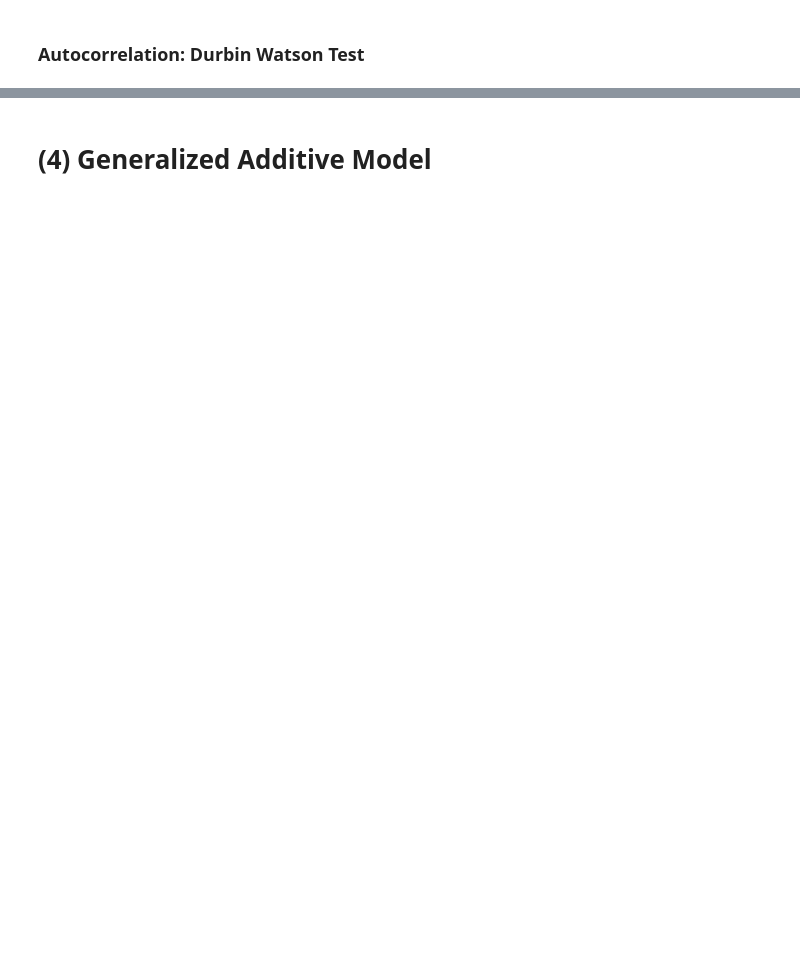
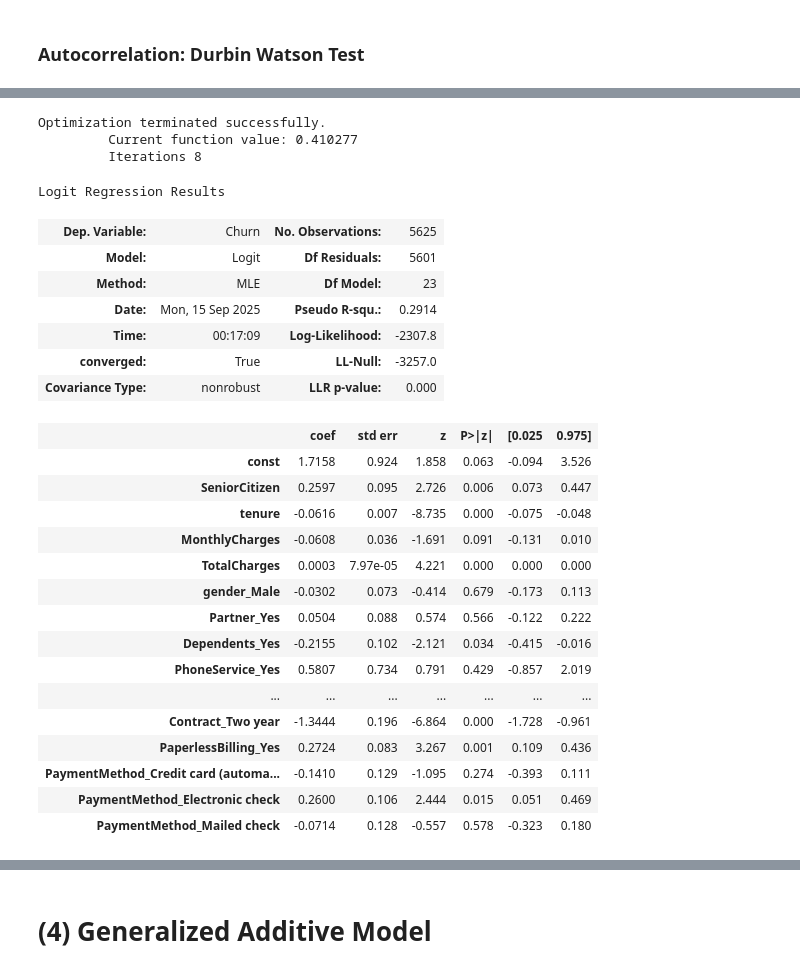
Before and after one commit to khaeuss808/AIPI590_InterpretableAI, a Jupyter notebook: Assignment1.ipynb, the cells around one changed output, grey strips where cells are left out. Drawn from its saved outputs; the diff is of its cells as text; code cells hidden in the pictures; blank space fills up the shorter version.

```diff
--- a/Assignment1.ipynb
+++ b/Assignment1.ipynb
@@ -352,0 +295,58 @@ TypeError: unsupported format string passed to numpy.ndarray.__format__
+# %%
+# columns with the "no internet service" level
+svc_cols = [
+    "OnlineSecurity",
+    "OnlineBackup",
+    "DeviceProtection",
+    "TechSupport",
+    "StreamingTV",
+    "StreamingMovies",
+]
+# changing to no
+df_log[svc_cols] = df_log[svc_cols].replace({"No internet service": "No"})
+df_log["MultipleLines"] = df_log["MultipleLines"].replace({"No phone service": "No"})
+
+# re encoding now that that issue is hopefully fixed
+df_encoded = pd.get_dummies(df_log, drop_first=True, dtype=float)
+
+# replitting X and y
+X = df_encoded.drop(columns=["Churn"])
+y = df_encoded["Churn"]
+X_train, X_test, y_train, y_test = train_test_split(
+    X, y, test_size=0.2, random_state=42
+)
+
+# adding the contstants again
+X_train_c = sm.add_constant(X_train, has_constant="add")
+X_test_c = sm.add_constant(X_test, has_constant="add")
+logit_res = sm.Logit(y_train, X_train_c).fit()
+
+logit_res.summary()
+# %% [output]
+Optimization terminated successfully.
+         Current function value: 0.410277
+         Iterations 8
+Logit Regression Results
+| Dep. Variable: | Churn | No. Observations: | 5625 |
+| Model: | Logit | Df Residuals: | 5601 |
+| Method: | MLE | Df Model: | 23 |
+| Date: | Mon, 15 Sep 2025 | Pseudo R-squ.: | 0.2914 |
+| Time: | 00:17:09 | Log-Likelihood: | -2307.8 |
+| converged: | True | LL-Null: | -3257.0 |
+| Covariance Type: | nonrobust | LLR p-value: | 0.000 |
+|  | coef | std err | z | P>|z| | [0.025 | 0.975] |
+| const | 1.7158 | 0.924 | 1.858 | 0.063 | -0.094 | 3.526 |
+| SeniorCitizen | 0.2597 | 0.095 | 2.726 | 0.006 | 0.073 | 0.447 |
+| tenure | -0.0616 | 0.007 | -8.735 | 0.000 | -0.075 | -0.048 |
+| MonthlyCharges | -0.0608 | 0.036 | -1.691 | 0.091 | -0.131 | 0.010 |
+| TotalCharges | 0.0003 | 7.97e-05 | 4.221 | 0.000 | 0.000 | 0.000 |
+| gender_Male | -0.0302 | 0.073 | -0.414 | 0.679 | -0.173 | 0.113 |
+| Partner_Yes | 0.0504 | 0.088 | 0.574 | 0.566 | -0.122 | 0.222 |
+| Dependents_Yes | -0.2155 | 0.102 | -2.121 | 0.034 | -0.415 | -0.016 |
+| PhoneService_Yes | 0.5807 | 0.734 | 0.791 | 0.429 | -0.857 | 2.019 |
+| ... | ... | ... | ... | ... | ... | ... |
+| Contract_Two year | -1.3444 | 0.196 | -6.864 | 0.000 | -1.728 | -0.961 |
+| PaperlessBilling_Yes | 0.2724 | 0.083 | 3.267 | 0.001 | 0.109 | 0.436 |
+| PaymentMethod_Credit card (automa... | -0.1410 | 0.129 | -1.095 | 0.274 | -0.393 | 0.111 |
+| PaymentMethod_Electronic check | 0.2600 | 0.106 | 2.444 | 0.015 | 0.051 | 0.469 |
+| PaymentMethod_Mailed check | -0.0714 | 0.128 | -0.557 | 0.578 | -0.323 | 0.180 |
```
Also changed, not shown: parts of 31 cells of this notebook.
